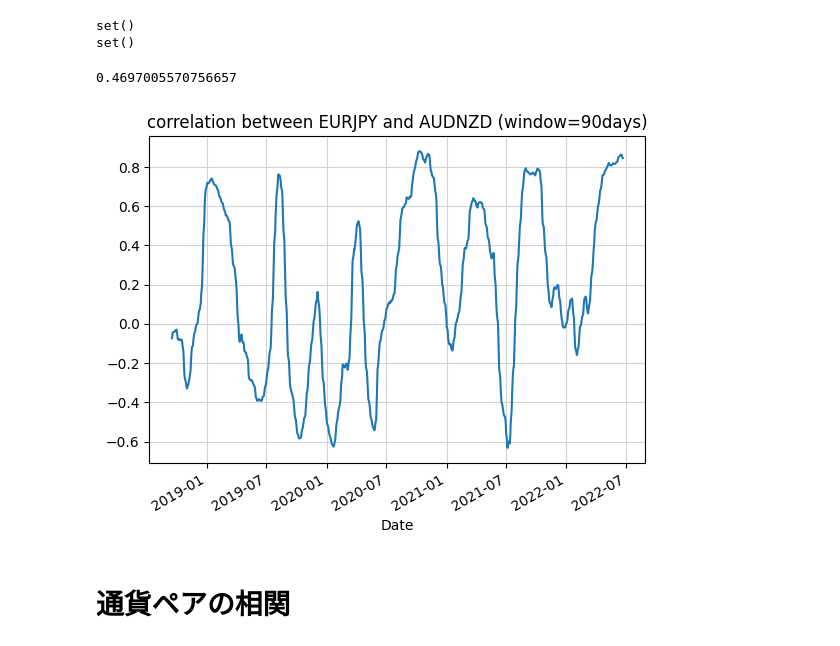
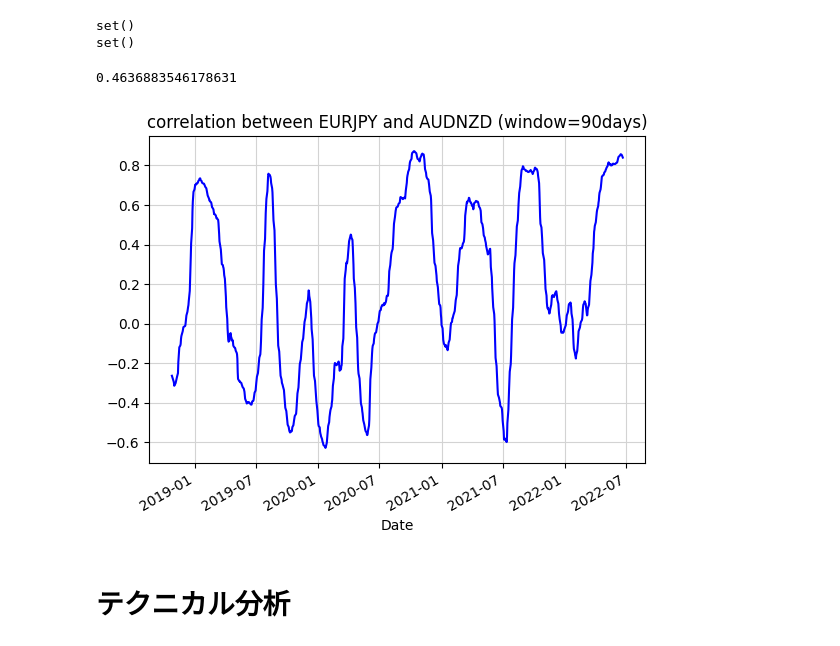
Before and after one commit to birdwatcherYT/FX, a Jupyter notebook: fx.ipynb, the cells around one changed output. Drawn from its saved outputs; the diff is of its cells as text; code cells hidden in the pictures.

```diff
--- a/fx.ipynb
+++ b/fx.ipynb
@@ -47,0 +79,4 @@ mpf.plot(df.tail(length), type='candle', datetime_format='%Y-%m-%d', style=cs, s
+# %%
+days = 365*4
+start = end - pd.Timedelta(days=days)
+(start, end)
@@ -54,8 +126,10 @@ pair2="AUDNZD"
 df1=DataReader(f"{pair1}=X", source, start=start, end=end)
 df2=DataReader(f"{pair2}=X", source, start=start, end=end)
 # %%
-x1=(df1["High"]+df1["Low"])/2
-x2=(df2["High"]+df2["Low"])/2
+# x1=(df1["High"]+df1["Low"])/2
+# x2=(df2["High"]+df2["Low"])/2
+x1=df1["Close"]
+x2=df2["Close"]
 # %%
 print(set(x1.index)-set(x2.index))
 print(set(x2.index)-set(x1.index))
@@ -65,13 +139,13 @@ set()
 # %%
 x1.corr(x2)
 # %% [output]
-0.4697005570756657
+0.4636883546178631
 # %%
 window=90
-x1.rolling(window).corr(x2).plot()
+x1.rolling(window).corr(x2).plot(color="blue")
 plt.title(f"correlation between {pair1} and {pair2} (window={window}days)")
 plt.savefig(f"img/{pair1}_{pair2}.svg")
 # %% [output]
-[figure, old version]
+[figure, new version]
 # %% [markdown]
-# 通貨ペアの相関
+# テクニカル分析
```
Also changed, not shown: parts of 45 cells of this notebook, 9 other files.
